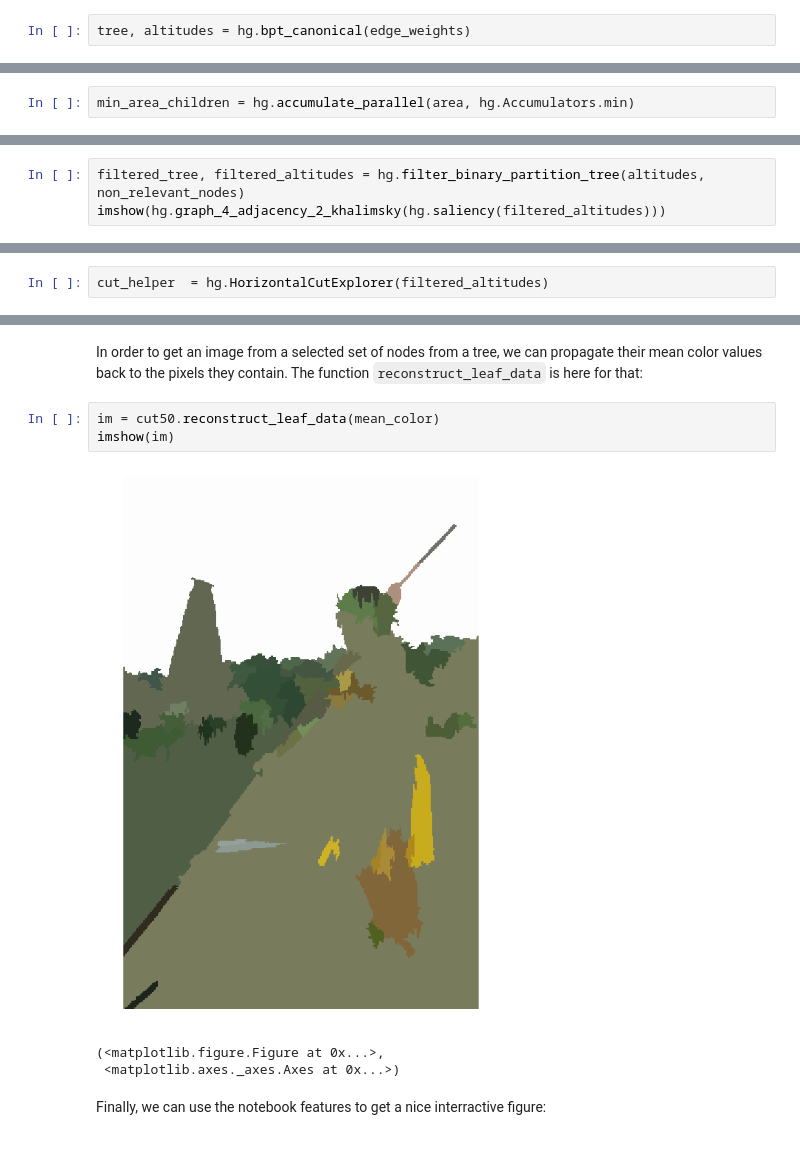
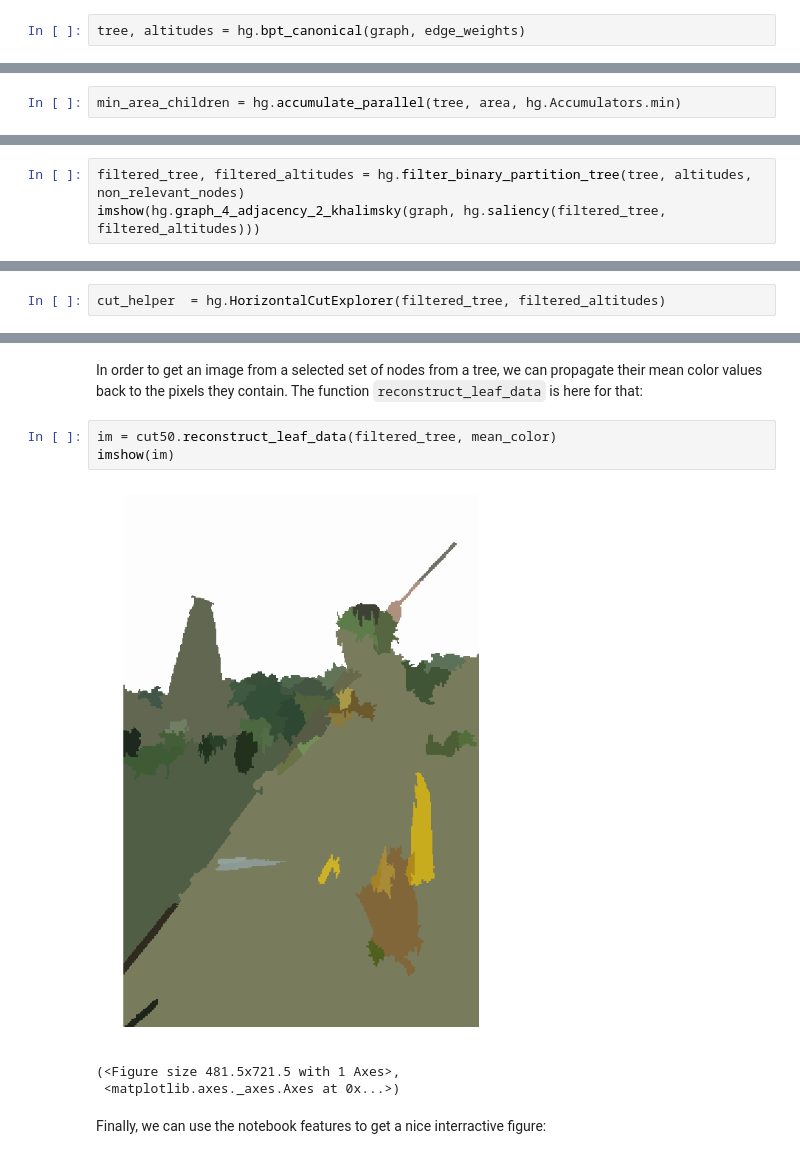
Before and after one commit to higra/Higra-Notebooks, a Jupyter notebook: Hierarchy filtering.ipynb, the cells around one changed output, grey strips where cells are left out. Cells and saved outputs as stored; diff of their text form.

```diff
--- a/Hierarchy filtering.ipynb
+++ b/Hierarchy filtering.ipynb
@@ -65,7 +65,7 @@ imshow(gradient)
 
 As a demo-hierarchy, we will use the canonical binary partition tree by altitude ordering from the weighted graph:
 # %%
-tree, altitudes = hg.bpt_canonical(edge_weights)
+tree, altitudes = hg.bpt_canonical(graph, edge_weights)
 # %% [markdown]
 In order to visualize the hierarchy we can compute its saliency map, i.e. for each edge of the base graph, compute the altitude of the smallest vertex of the tree that contains both extremities of the edge, and display the result in Khalimsky space, as we did for the gradient.
 # %%
@@ -92,7 +92,7 @@ area = hg.attribute_area(tree)
 # %% [markdown]
 The frontier represented by a node will be deleted if one of its children has an area lower than a given threshold. To get this information we will compute for each node the minimum of the area of its children and compare it to the threshold.
 # %%
-min_area_children = hg.accumulate_parallel(area, hg.Accumulators.min)
+min_area_children = hg.accumulate_parallel(tree, area, hg.Accumulators.min)
 # %% [markdown]
 Let assume that region with an area smaller than 100 pixels are not relevant
 # %%
@@ -100,8 +100,8 @@ non_relevant_nodes = min_area_children <= 100
 # %% [markdown]
 We can now filter our first hierachy according to this criterion
 # %%
-filtered_tree, filtered_altitudes = hg.filter_binary_partition_tree(altitudes, non_relevant_nodes)
-imshow(hg.graph_4_adjacency_2_khalimsky(hg.saliency(filtered_altitudes)))
+filtered_tree, filtered_altitudes = hg.filter_binary_partition_tree(tree, altitudes, non_relevant_nodes)
+imshow(hg.graph_4_adjacency_2_khalimsky(graph, hg.saliency(filtered_tree, filtered_altitudes)))
 # %% [output]
 [figure]
 (<Figure size 961.5x1441.5 with 1 Axes>,
@@ -121,7 +121,7 @@ A hierarchy of partitions encodes a large number of possible partitions. Here, w
 
 The `HorizontalCutExplorer` is an object used to easily and efficiently browse the horizontal cuts of a hierarchy:
 # %%
-cut_helper  = hg.HorizontalCutExplorer(filtered_altitudes)
+cut_helper  = hg.HorizontalCutExplorer(filtered_tree, filtered_altitudes)
 # %% [markdown]
 For example, we can use it to extract the  first horizontal cut of  the hierarchy containing at least 50 regions.
 # %%
@@ -133,11 +133,11 @@ mean_color = hg.attribute_mean_weights(filtered_tree, image)
 # %% [markdown]
 In order to get an image from a selected set of nodes from a tree, we can propagate their mean color values back to the pixels they contain. The function `reconstruct_leaf_data` is here for that:
 # %%
-im = cut50.reconstruct_leaf_data(mean_color)
+im = cut50.reconstruct_leaf_data(filtered_tree, mean_color)
 imshow(im)
 # %% [output]
-[figure, old version]
+[figure, new version]
-(<matplotlib.figure.Figure at 0x...>,
+(<Figure size 481.5x721.5 with 1 Axes>,
  <matplotlib.axes._axes.Axes at 0x...>)
 # %% [markdown]
 Finally, we can use the notebook features to get a nice interractive figure:
```
Also changed, not shown: parts of 5 cells of this notebook, 3 other files.
